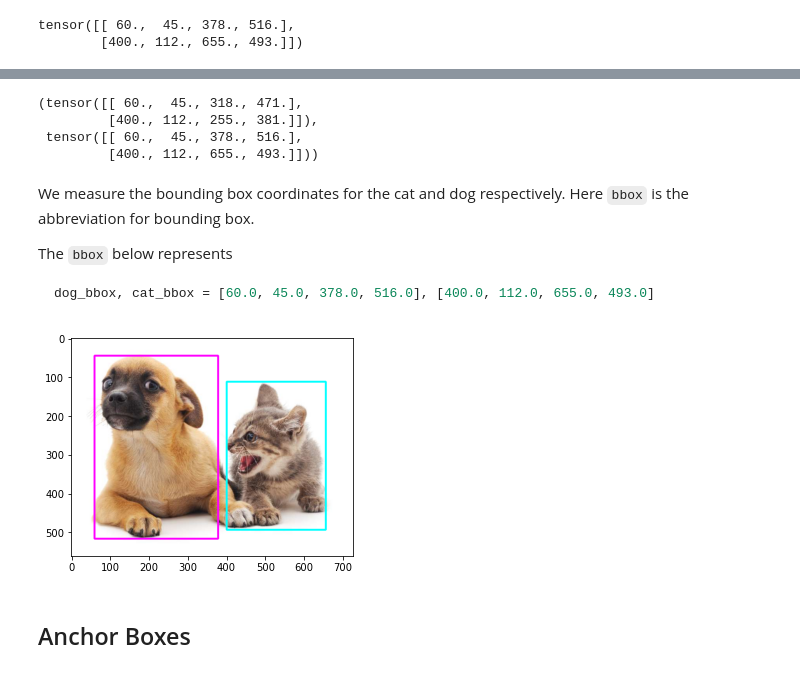
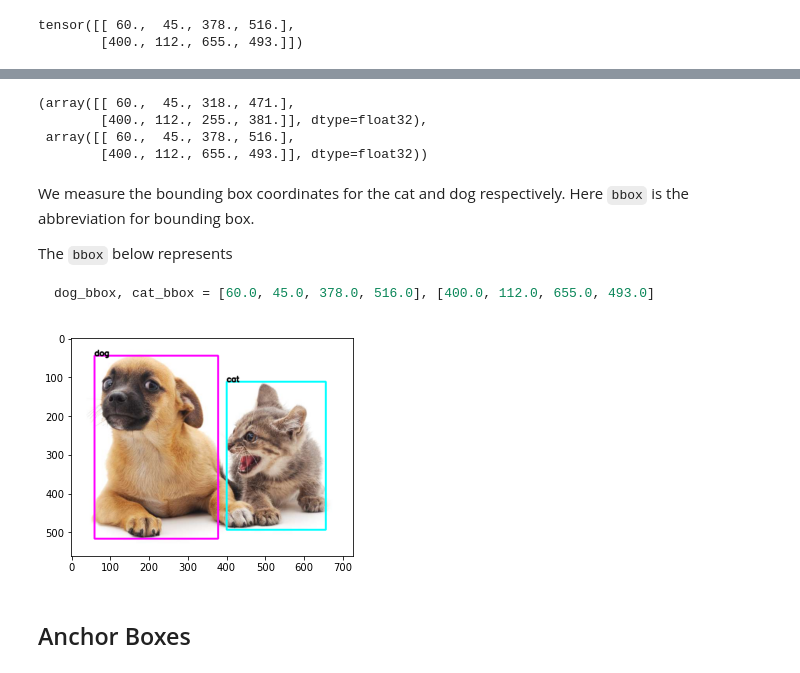
Before and after one commit to reigHns92/reighns-ml-blog, a Jupyter notebook: docs/reighns_ml_journey/machine_learning_and_deep_learning/computer_vision/object_detection/bounding_boxes.ipynb, the cells around one changed output, grey strips where cells are left out. Drawn from its saved outputs; the diff is of its cells as text; code cells hidden in the pictures.

```diff
--- a/docs/reighns_ml_journey/machine_learning_and_deep_learning/computer_vision/object_detection/bounding_boxes.ipynb
+++ b/docs/reighns_ml_journey/machine_learning_and_deep_learning/computer_vision/object_detection/bounding_boxes.ipynb
@@ -81,5 +83,7 @@ Coordinates of the example bounding box in this format are [98, 345, 322, 117].
 # %%
-def voc2coco(bboxes: torch.Tensor) -> torch.Tensor:
+def voc2coco(
+    bboxes: Union[np.ndarray, torch.Tensor], return_tensor: bool = False
+) -> Union[np.ndarray, torch.Tensor]:
     """Convert pascal_voc to coco format.
 
     voc  => [xmin, ymin, xmax, ymax]
@@ -93,16 +97,24 @@ def voc2coco(bboxes: torch.Tensor) -> torch.Tensor:
     """
 
     # don't perform in place to avoid mutation
-    coco_bboxes = bboxes.clone()
+    if isinstance(bboxes, torch.Tensor):
+        bboxes = bboxes.cpu().detach().numpy()
+
+    coco_bboxes = bboxes.copy()
     for index, each_bbox in enumerate(bboxes):
         xmin, ymin, xmax, ymax = each_bbox
         w, h = xmax - xmin, ymax - ymin
-        coco_bboxes[index] = torch.tensor([xmin, ymin, w, h])
+        if return_tensor:
+            coco_bboxes[index] = torch.tensor([xmin, ymin, w, h])
+        else:
+            coco_bboxes[index] = np.asarray([xmin, ymin, w, h])
 
     return coco_bboxes
 
 
-def coco2voc(bboxes: torch.Tensor) -> torch.Tensor:
+def coco2voc(
+    bboxes: Union[np.ndarray, torch.Tensor], return_tensor: bool = False
+) -> Union[np.ndarray, torch.Tensor]:
     """Convert coco to pascal_voc format.
 
     coco => [xmin, ymin, w, h]
@@ -117,10 +129,17 @@ def coco2voc(bboxes: torch.Tensor) -> torch.Tensor:
     """
 
     # don't perform in place to avoid mutation
-    voc_bboxes = bboxes.clone()
+    if isinstance(bboxes, torch.Tensor):
+        bboxes = bboxes.cpu().detach().numpy()
+
+    voc_bboxes = bboxes.copy()
+
     for index, each_bbox in enumerate(bboxes):
         xmin, ymin, w, h = each_bbox
         xmax, ymax = xmin + w, ymin + h
-        voc_bboxes[index] = torch.tensor([xmin, ymin, xmax, ymax])
+        if return_tensor:
+            voc_bboxes[index] = torch.tensor([xmin, ymin, xmax, ymax])
+        else:
+            voc_bboxes[index] = np.asarray([xmin, ymin, xmax, ymax])
 
     return voc_bboxes
@@ -142,10 +267,10 @@ b = coco2voc(a)
 # %%
 a, b
 # %% [output]
-(tensor([[ 60.,  45., 318., 471.],
-         [400., 112., 255., 381.]]),
- tensor([[ 60.,  45., 378., 516.],
-         [400., 112., 655., 493.]]))
+(array([[ 60.,  45., 318., 471.],
+        [400., 112., 255., 381.]], dtype=float32),
+ array([[ 60.,  45., 378., 516.],
+        [400., 112., 655., 493.]], dtype=float32))
 # %% [markdown]
 We measure the bounding box coordinates for the cat and dog respectively. Here `bbox` is the abbreviation for bounding box.
 
@@ -204,16 +359,17 @@ def draw_bboxes_on_single_image(
 # %%
 >>> import torch
 >>> import numpy as np
 >>> cat_dog_p = "https://storage.googleapis.com/reighns/reighns_ml_projects/docs/deep_learning/computer_vision/data/misc/catdog.jpg"
 >>> cat_dog = PIL.Image.open(urlopen(cat_dog_p))
 >>> dog_bbox, cat_bbox = [60.0, 45.0, 378.0, 516.0], [400.0, 112.0, 655.0, 493.0]
 >>> bboxes = torch.tensor((dog_bbox, cat_bbox))
 >>> labels = [0, 1]
+>>> labels_map = {0: "dog", 1: "cat"}
 >>> colors = {0: (255, 0, 255), 1: (0, 255, 255)}
->>> bbox_img = draw_bboxes_on_single_image(cat_dog, bboxes, labels=labels, colors=colors)
+>>> bbox_img = draw_bboxes_on_single_image(cat_dog, bboxes, labels=labels, labels_map=labels_map, colors=colors)
 >>> plt.imshow(bbox_img);
 # %% [output]
-[figure, old version]
+[figure, new version]
 # %% [markdown]
 ## Anchor Boxes
 # %%
```
Also changed, not shown: parts of 15 cells of this notebook, 4 other files.
